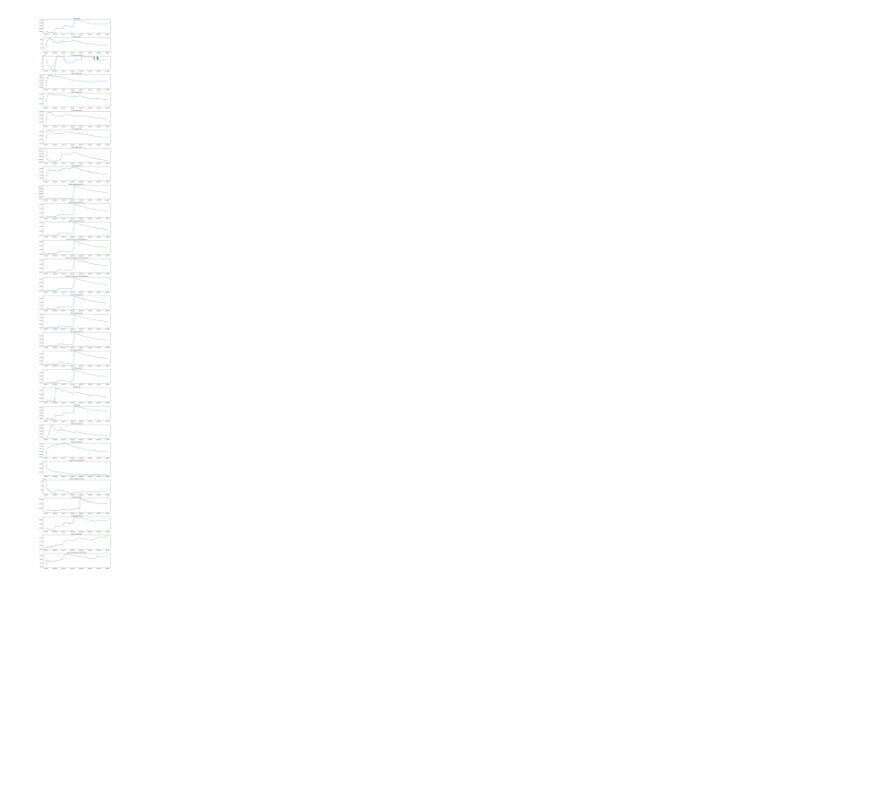
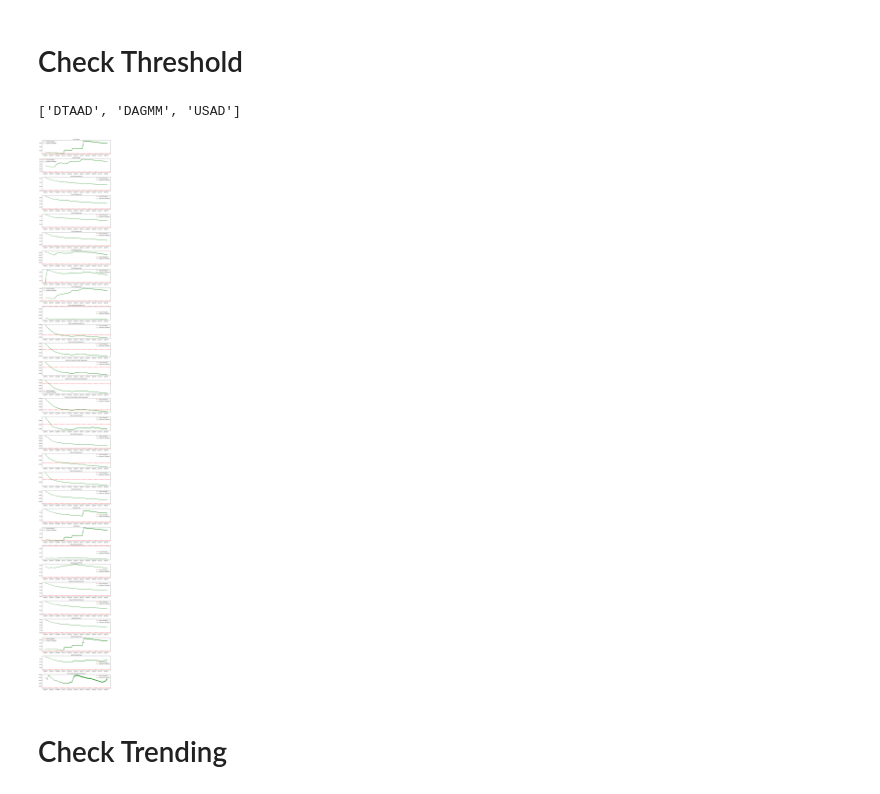
Before and after one commit to arkiven4/DTAAD, a Jupyter notebook: try_playground1.ipynb, the cells around one changed output. Cells and saved outputs as stored; diff of their text form; code cells hidden in the pictures; blank space fills up the shorter version.

```diff
--- a/try_playground1.ipynb
+++ b/try_playground1.ipynb
@@ -295,0 +85,6 @@ df_anomaly_unplaned
+# %% [markdown]
+# Check Threshold
+# %%
+model_array
+# %% [output]
+['DTAAD', 'DAGMM', 'USAD']
@@ -296,14 +93,29 @@ df_anomaly_unplaned
 # %%
-thr_mean = fetch_between_dates('2020-01-01 06:15:00', '2023-12-25 00:00:00', "db/threshold_mean.db", 'DTAAD')
+model_now = 'DAGMM'
+mean_data = commons.fetch_between_dates('2020-01-01 06:15:00', '2023-06-01 06:15:00', "db_awalan/adaptive_mean.db", model_now)
+m2_data = commons.fetch_between_dates('2020-01-01 06:15:00', '2023-06-01 06:15:00', "db_awalan/adaptive_m2.db", model_now)
+count_data = commons.fetch_between_dates('2020-01-01 06:15:00', '2023-06-01 06:15:00', "db_awalan/adaptive_count.db", model_now)
 
-data_timestamp = np.array([convert_timestamp(now_str) for now_str in thr_mean[:, 1]])
-thr_mean = thr_mean[:, 2:].astype(float)
+data_timestamp = np.array([commons.convert_timestamp(now_str) for now_str in mean_data[:, 1]])
+mean_data = mean_data[:, 2:].astype(float)
+m2_data = m2_data[:, 2:].astype(float)
+count_data = count_data[:, 2:].astype(float)
 
 fig, axes = plt.subplots(30, 1, figsize=(10, 75))
-for i, ax in enumerate(axes):
-    ax.plot(data_timestamp, thr_mean[:, i])  # Plot data for each row
-    ax.set_title(f'{feature_set[i]}', fontsize=10)  # Set title
+for sensor_idx, ax in enumerate(axes):
+    std_global = (m2_data[:, sensor_idx] / (count_data[:, sensor_idx] - 1))**0.5
+
+    fixed_threshold = model_thr[model_now][sensor_idx]
+    dynamic_threhold2 = mean_data[:, sensor_idx] + (2.102 * std_global)
+
+    ax.axhline(fixed_threshold, color='red', linestyle='--', linewidth=2, label=r'Fixed Threshold')
+    ax.plot(data_timestamp, dynamic_threhold2, color='green', label=r'Dynamic Threshold')
+    ax.set_title(f'{feature_set[sensor_idx]}', fontsize=10)  # Set title
+    ax.legend()
+
 plt.tight_layout()
 plt.show()
 # %% [output]
-[figure, old version]
+[figure, new version]
+# %% [markdown]
+# Check Trending
```
Also changed, not shown: parts of 22 cells of this notebook, 7 other files.
